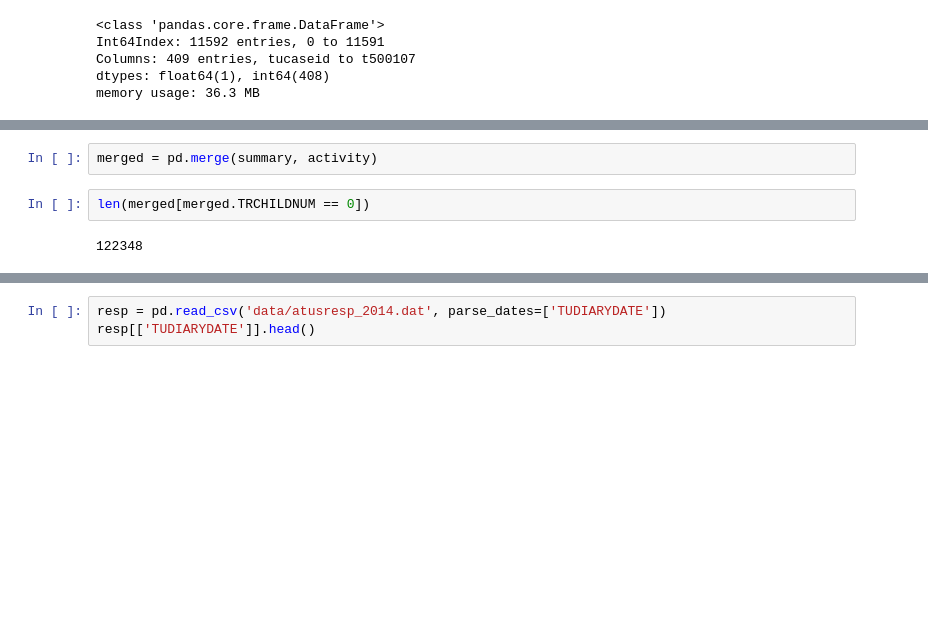
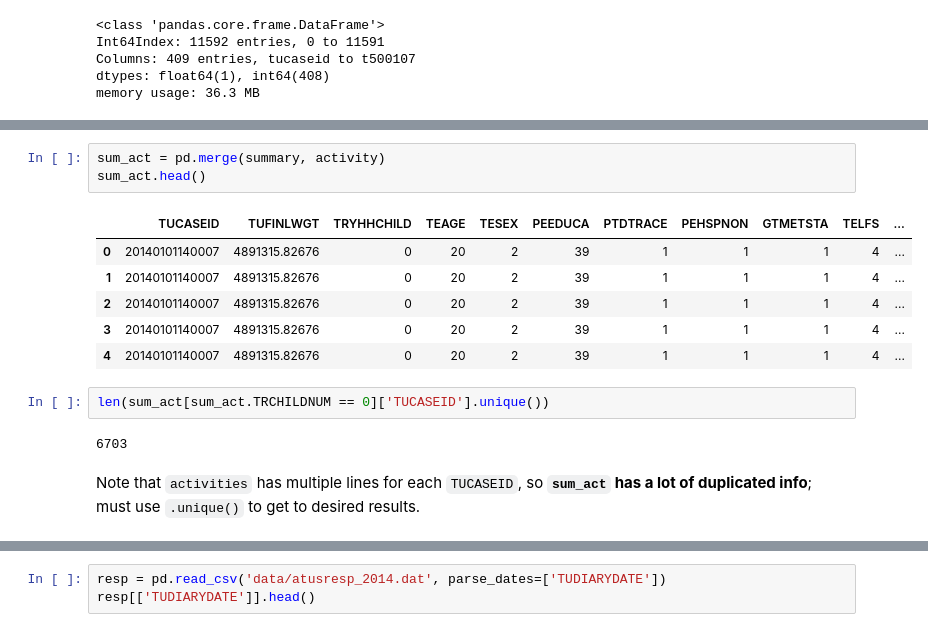
Before and after one commit to ahartz1/atus-analysis, a Jupyter notebook: atus-analysis.ipynb, the cells around one changed output, grey strips where cells are left out. Saved outputs shown, nothing was run; the diff lists cells and outputs as text; blank space fills up the shorter version.

```diff
--- a/atus-analysis.ipynb
+++ b/atus-analysis.ipynb
@@ -81,7 +64,17 @@ summary.head(2)
 # %%
-merged = pd.merge(summary, activity)
+sum_act = pd.merge(summary, activity)
+sum_act.head()
+# %% [output]
+|  | TUCASEID | TUFINLWGT | TRYHHCHILD | TEAGE | TESEX | PEEDUCA | PTDTRACE | PEHSPNON | GTMETSTA | TELFS | ... |
+| 0 | 20140101140007 | 4891315.82676 | 0 | 20 | 2 | 39 | 1 | 1 | 1 | 4 | ... |
+| 1 | 20140101140007 | 4891315.82676 | 0 | 20 | 2 | 39 | 1 | 1 | 1 | 4 | ... |
+| 2 | 20140101140007 | 4891315.82676 | 0 | 20 | 2 | 39 | 1 | 1 | 1 | 4 | ... |
+| 3 | 20140101140007 | 4891315.82676 | 0 | 20 | 2 | 39 | 1 | 1 | 1 | 4 | ... |
+| 4 | 20140101140007 | 4891315.82676 | 0 | 20 | 2 | 39 | 1 | 1 | 1 | 4 | ... |
 # %%
-len(merged[merged.TRCHILDNUM == 0])
+len(sum_act[sum_act.TRCHILDNUM == 0]['TUCASEID'].unique())
 # %% [output]
-122348
+6703
+# %% [markdown]
+Note that `activities` has multiple lines for each `TUCASEID`, so **`sum_act` has a lot of duplicated info**; must use `.unique()` to get to desired results.
 # %%
```
Also changed, not shown: parts of 34 cells of this notebook.
